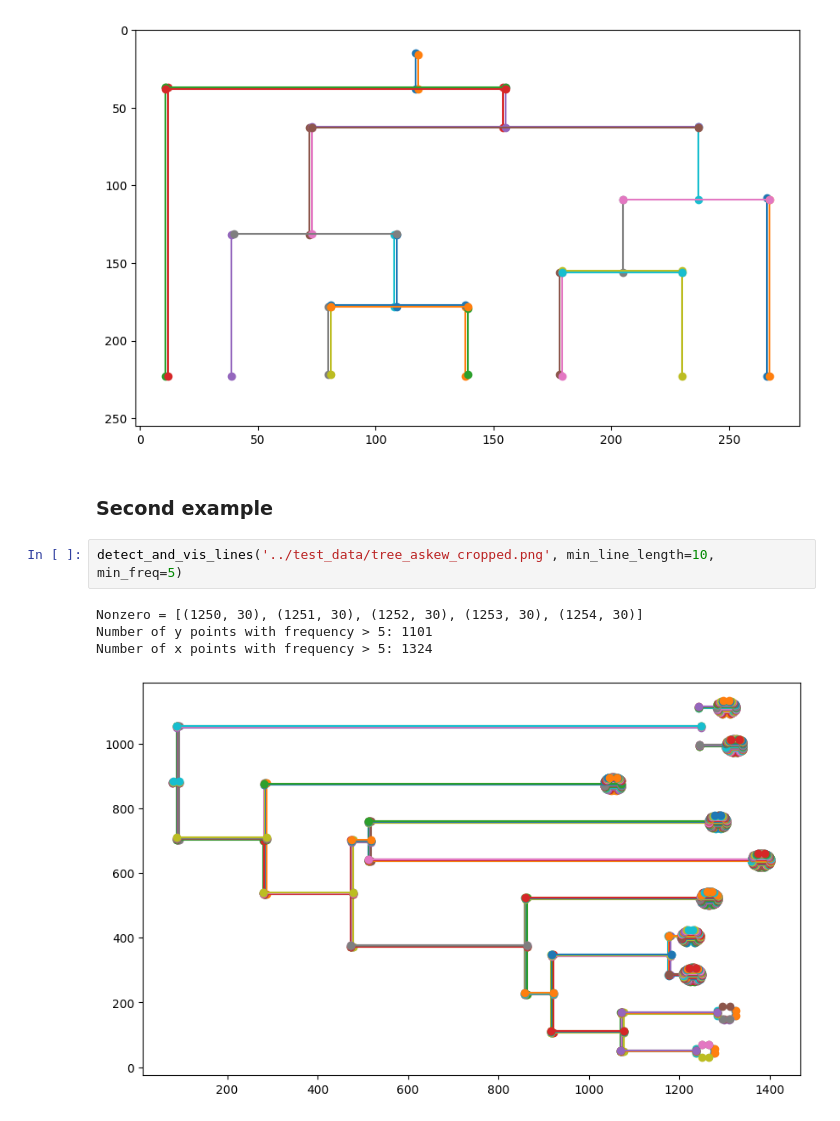
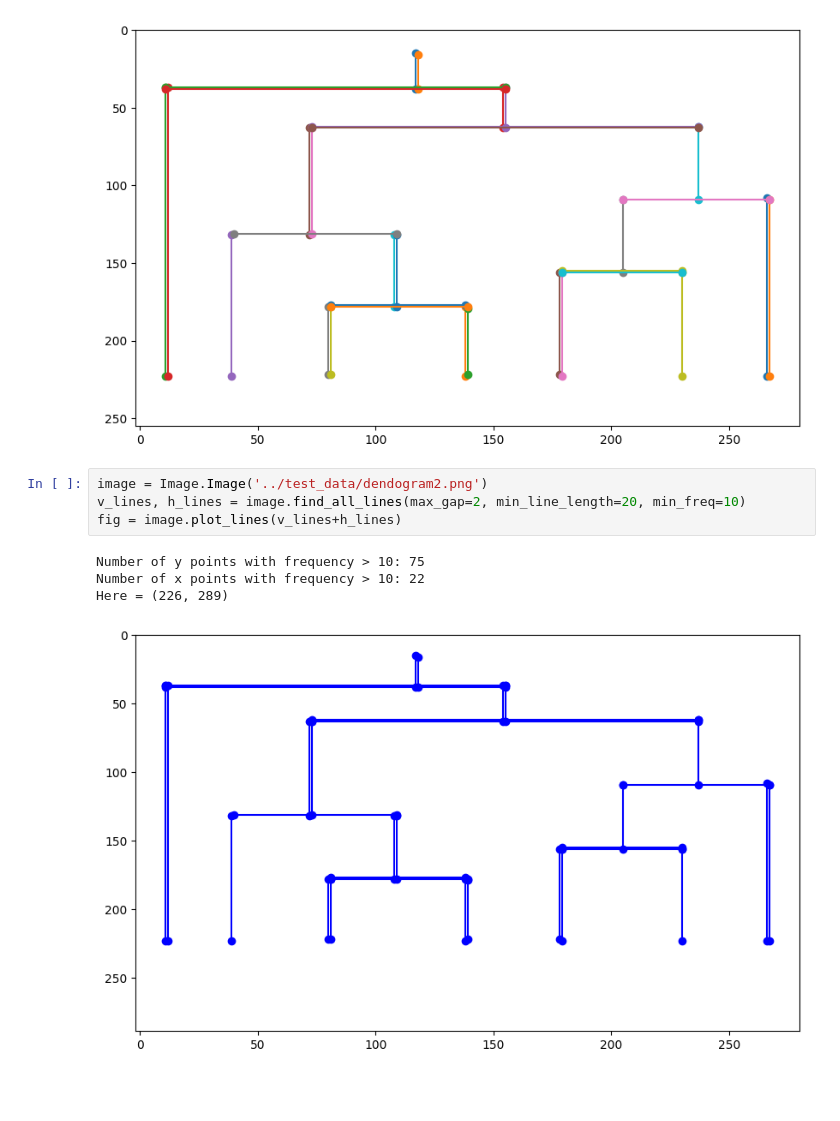
Before and after one commit to joannakraw/pdf_tree_converter, a Jupyter notebook: Notebooks/Array based line detection.ipynb, the cells around one changed output. Drawn from its saved outputs; the diff is of its cells as text; blank space fills up the shorter version.

```diff
--- a/Notebooks/Array based line detection.ipynb
+++ b/Notebooks/Array based line detection.ipynb
@@ -46,12 +60,12 @@ Nonzero = [(117, 15), (117, 16), (118, 16), (117, 17), (118, 17)]
 Number of y points with frequency > 10: 75
 Number of x points with frequency > 10: 22
 [figure]
-# %% [markdown]
-### Second example
-# %%
-detect_and_vis_lines('../test_data/tree_askew_cropped.png', min_line_length=10, min_freq=5)
-# %% [output]
-Nonzero = [(1250, 30), (1251, 30), (1252, 30), (1253, 30), (1254, 30)]
-Number of y points with frequency > 5: 1101
-Number of x points with frequency > 5: 1324
-[figure, removed]
+# %%
+image = Image.Image('../test_data/dendogram2.png')
+v_lines, h_lines = image.find_all_lines(max_gap=2, min_line_length=20, min_freq=10)
+fig = image.plot_lines(v_lines+h_lines)
+# %% [output]
+Number of y points with frequency > 10: 75
+Number of x points with frequency > 10: 22
+Here = (226, 289)
+[figure, added]
```
Also changed, not shown: parts of 2 cells of this notebook, 1 other file.
